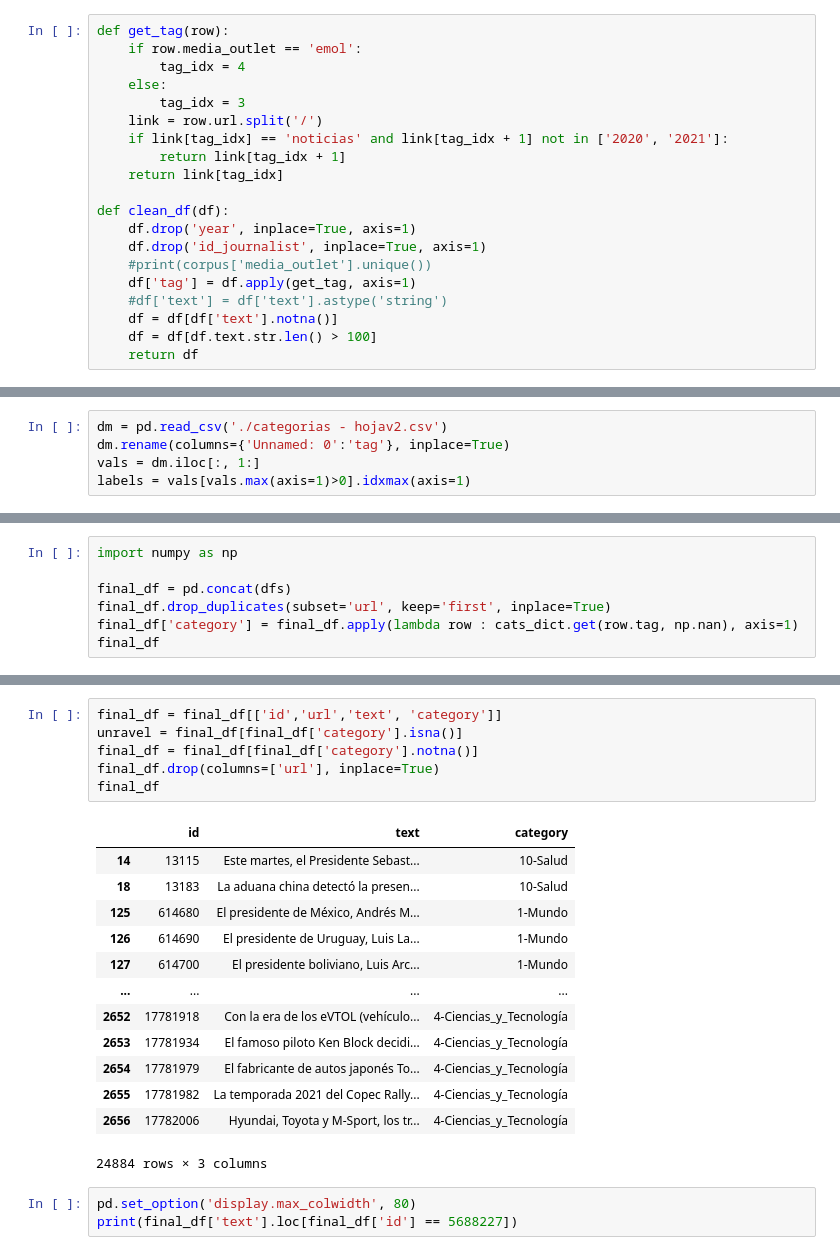
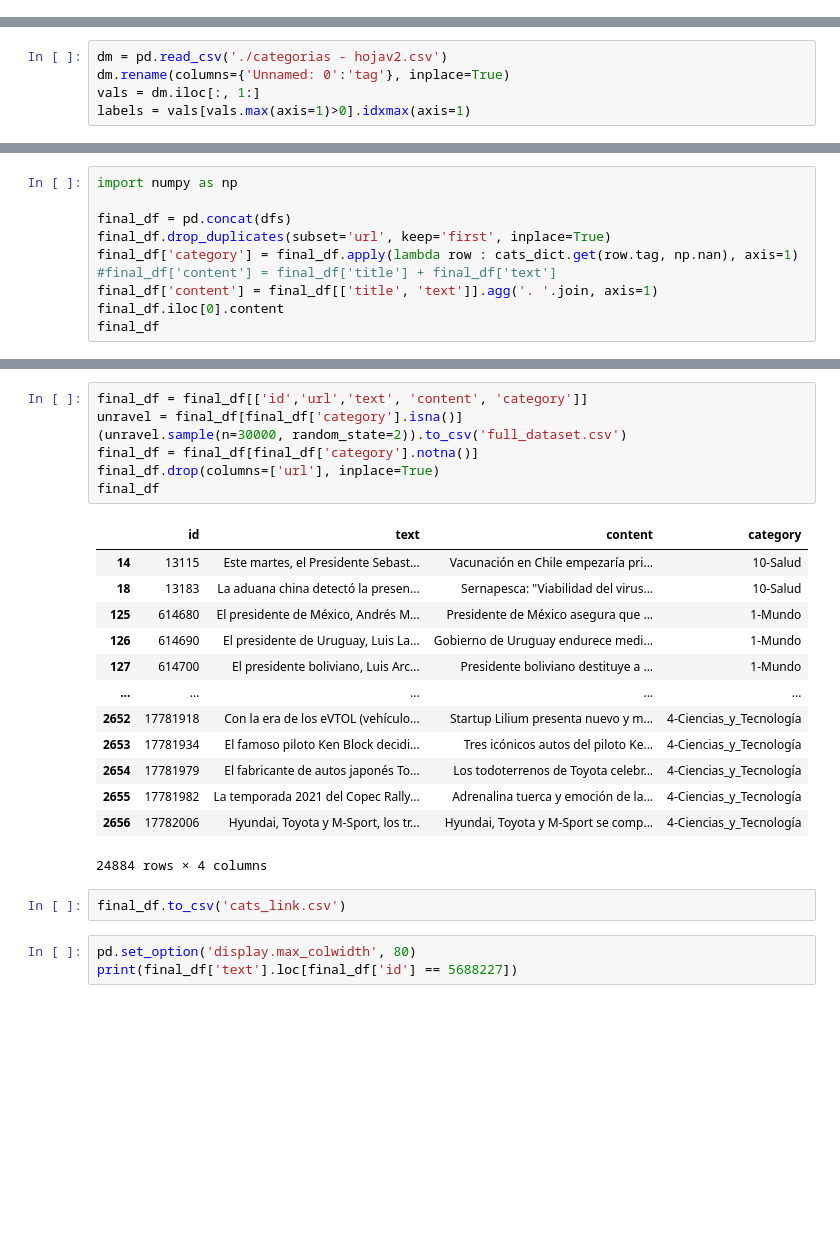
Before and after one commit to matiasbarram/INFO279-TAL-Proyecto, a Jupyter notebook: intento_01_clasificacion_noticias.ipynb, the cells around one changed output, grey strips where cells are left out. Saved outputs shown, nothing was run; the diff lists cells and outputs as text; blank space fills up the shorter version.

Commit message:
ordenada primera parte preparacion del dataset

```diff
--- a/intento_01_clasificacion_noticias.ipynb
+++ b/intento_01_clasificacion_noticias.ipynb
@@ -25,23 +9,3 @@ linku.split('/')
-# %%
-def get_tag(row):
-    if row.media_outlet == 'emol':
-        tag_idx = 4
-    else:
-        tag_idx = 3
-    link = row.url.split('/')
-    if link[tag_idx] == 'noticias' and link[tag_idx + 1] not in ['2020', '2021']:
-        return link[tag_idx + 1]
-    return link[tag_idx]
-
-def clean_df(df):
-    df.drop('year', inplace=True, axis=1)
-    df.drop('id_journalist', inplace=True, axis=1)
-    #print(corpus['media_outlet'].unique())
-    df['tag'] = df.apply(get_tag, axis=1)
-    #df['text'] = df['text'].astype('string')
-    df = df[df['text'].notna()]
-    df = df[df.text.str.len() > 100]
-    return df
 # %%
 import pandas as pd
 from os import listdir
@@ -116,5 +60,8 @@ import numpy as np
 final_df = pd.concat(dfs)
 final_df.drop_duplicates(subset='url', keep='first', inplace=True)
 final_df['category'] = final_df.apply(lambda row : cats_dict.get(row.tag, np.nan), axis=1)
+#final_df['content'] = final_df['title'] + final_df['text']
+final_df['content'] = final_df[['title', 'text']].agg('. '.join, axis=1)
+final_df.iloc[0].content
 final_df
 # %% [output]
@@ -134,23 +81,26 @@ final_df
 # %%
-final_df = final_df[['id','url','text', 'category']]
+final_df = final_df[['id','url','text', 'content', 'category']]
 unravel = final_df[final_df['category'].isna()]
+(unravel.sample(n=30000, random_state=2)).to_csv('full_dataset.csv')
 final_df = final_df[final_df['category'].notna()]
 final_df.drop(columns=['url'], inplace=True)
 final_df
 # %% [output]
-|  | id | text | category |
-| 14 | 13115 | Este martes, el Presidente Sebast... | 10-Salud |
-| 18 | 13183 | La aduana china detectó la presen... | 10-Salud |
-| 125 | 614680 | El presidente de México, Andrés M... | 1-Mundo |
-| 126 | 614690 | El presidente de Uruguay, Luis La... | 1-Mundo |
-| 127 | 614700 | El presidente boliviano, Luis Arc... | 1-Mundo |
-| ... | ... | ... | ... |
-| 2652 | 17781918 | Con la era de los eVTOL (vehículo... | 4-Ciencias_y_Tecnología |
-| 2653 | 17781934 | El famoso piloto Ken Block decidi... | 4-Ciencias_y_Tecnología |
-| 2654 | 17781979 | El fabricante de autos japonés To... | 4-Ciencias_y_Tecnología |
-| 2655 | 17781982 | La temporada 2021 del Copec Rally... | 4-Ciencias_y_Tecnología |
-| 2656 | 17782006 | Hyundai, Toyota y M-Sport, los tr... | 4-Ciencias_y_Tecnología |
+|  | id | text | content | category |
+| 14 | 13115 | Este martes, el Presidente Sebast... | Vacunación en Chile empezaría pri... | 10-Salud |
+| 18 | 13183 | La aduana china detectó la presen... | Sernapesca: "Viabilidad del virus... | 10-Salud |
+| 125 | 614680 | El presidente de México, Andrés M... | Presidente de México asegura que ... | 1-Mundo |
+| 126 | 614690 | El presidente de Uruguay, Luis La... | Gobierno de Uruguay endurece medi... | 1-Mundo |
+| 127 | 614700 | El presidente boliviano, Luis Arc... | Presidente boliviano destituye a ... | 1-Mundo |
+| ... | ... | ... | ... | ... |
+| 2652 | 17781918 | Con la era de los eVTOL (vehículo... | Startup Lilium presenta nuevo y m... | 4-Ciencias_y_Tecnología |
+| 2653 | 17781934 | El famoso piloto Ken Block decidi... | Tres icónicos autos del piloto Ke... | 4-Ciencias_y_Tecnología |
+| 2654 | 17781979 | El fabricante de autos japonés To... | Los todoterrenos de Toyota celebr... | 4-Ciencias_y_Tecnología |
+| 2655 | 17781982 | La temporada 2021 del Copec Rally... | Adrenalina tuerca y emoción de la... | 4-Ciencias_y_Tecnología |
+| 2656 | 17782006 | Hyundai, Toyota y M-Sport, los tr... | Hyundai, Toyota y M-Sport se comp... | 4-Ciencias_y_Tecnología |
-24884 rows × 3 columns
+24884 rows × 4 columns
+# %%
+final_df.to_csv('cats_link.csv')
 # %%
 pd.set_option('display.max_colwidth', 80)
 print(final_df['text'].loc[final_df['id'] == 5688227])
```
Also changed, not shown: parts of 4 cells of this notebook, 8 other files.
